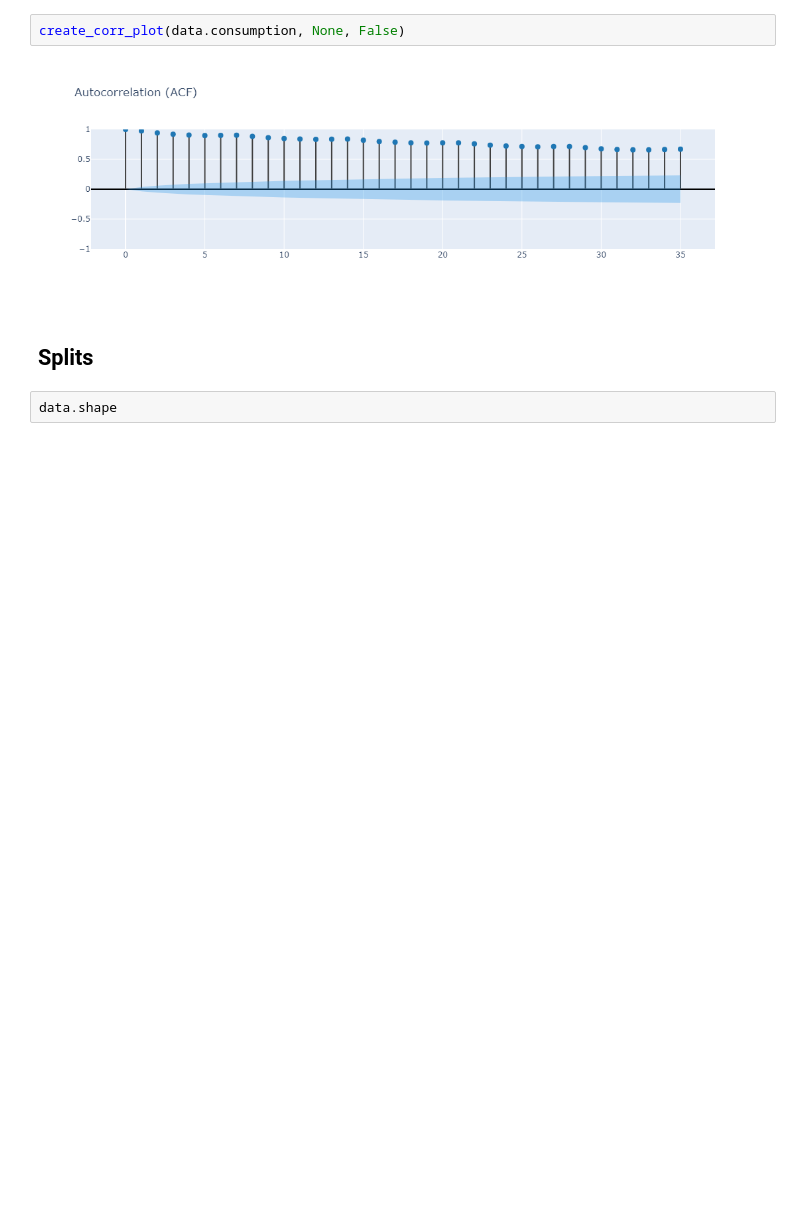
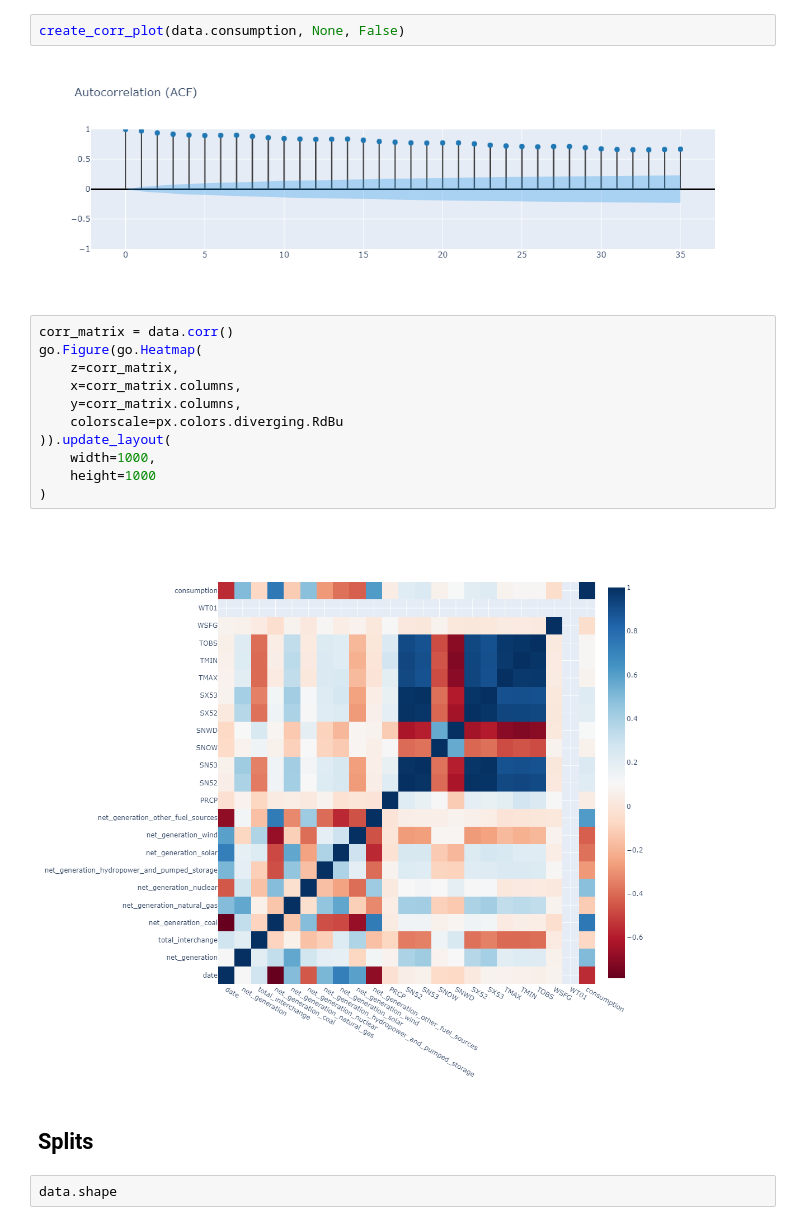
Before and after one commit to lmg1404/Energy-Consumption-Forecasting, a Jupyter notebook: src/notebooks/supervised/arima.ipynb, the cells around one changed output. Cells and saved outputs as stored; diff of their text form; blank space fills up the shorter version.

```diff
--- a/src/notebooks/supervised/arima.ipynb
+++ b/src/notebooks/supervised/arima.ipynb
@@ -110,6 +111,19 @@ create_corr_plot(data.consumption, None, True)
 create_corr_plot(data.consumption, None, False)
 # %% [output]
 [figure]
+# %%
+corr_matrix = data.corr()
+go.Figure(go.Heatmap(
+    z=corr_matrix,
+    x=corr_matrix.columns,
+    y=corr_matrix.columns,
+    colorscale=px.colors.diverging.RdBu
+)).update_layout(
+    width=1000,
+    height=1000
+)
+# %% [output]
+[figure, added]
 # %% [markdown]
 ## Splits
 # %%
```
Also changed, not shown: parts of 2 cells of this notebook, 2 other files.
